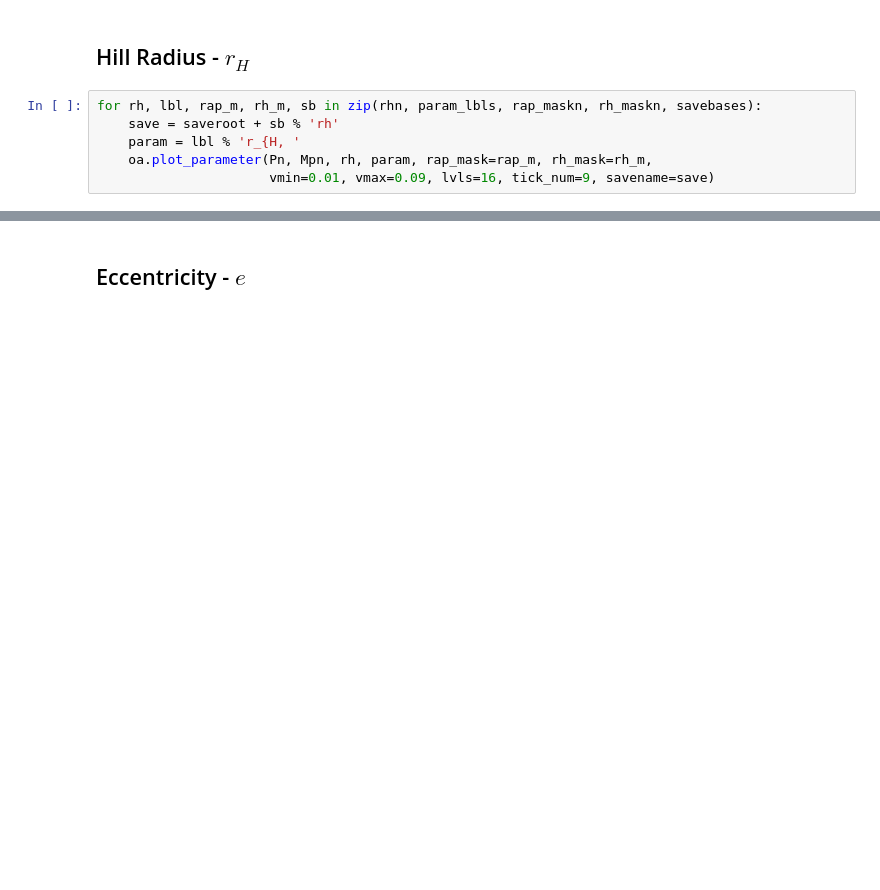
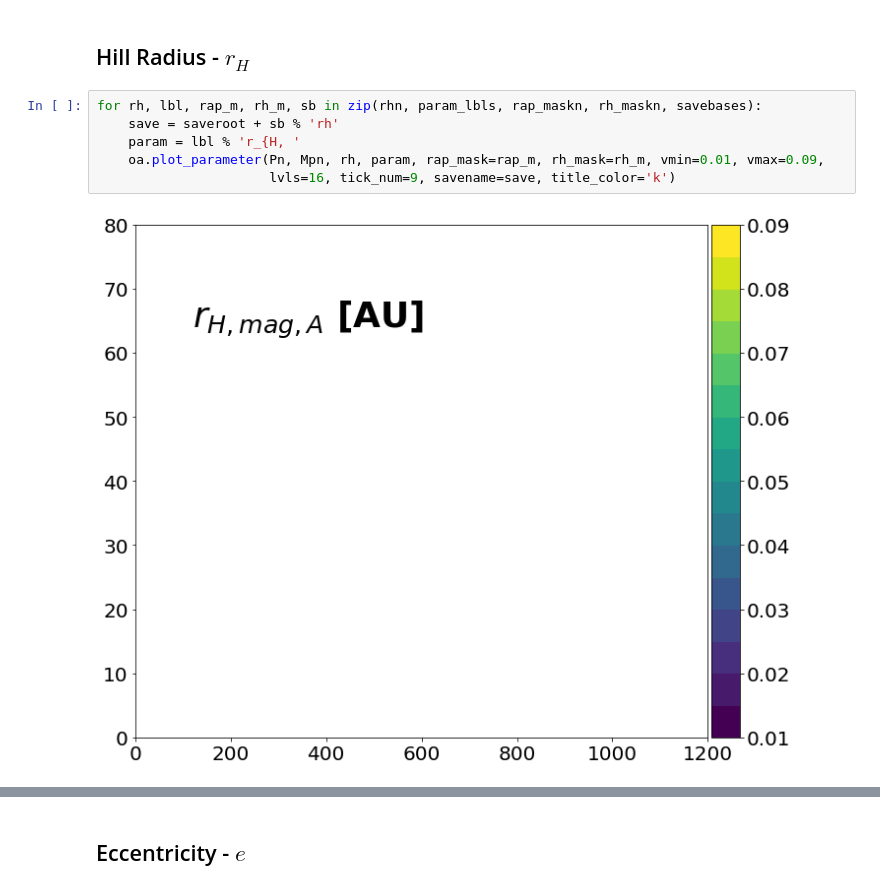
Before and after one commit to dmvandam/V928tau, a Jupyter notebook: orbital_analysis.ipynb, the cells around one changed output, grey strips where cells are left out. Saved outputs shown, nothing was run; the diff lists cells and outputs as text; blank space fills up the shorter version.

```diff
--- a/orbital_analysis.ipynb
+++ b/orbital_analysis.ipynb
@@ -240,6 +282,8 @@ for rp, lbl, rap_m, rh_m, sb in zip(rpn, param_lbls, rap_maskn, rh_maskn, saveba
 # %%
 for rh, lbl, rap_m, rh_m, sb in zip(rhn, param_lbls, rap_maskn, rh_maskn, savebases):
     save = saveroot + sb % 'rh'
     param = lbl % 'r_{H, '
-    oa.plot_parameter(Pn, Mpn, rh, param, rap_mask=rap_m, rh_mask=rh_m,
-                      vmin=0.01, vmax=0.09, lvls=16, tick_num=9, savename=save)
+    oa.plot_parameter(Pn, Mpn, rh, param, rap_mask=rap_m, rh_mask=rh_m, vmin=0.01, vmax=0.09,
+                      lvls=16, tick_num=9, savename=save, title_color='k')
+# %% [output]
+[figure, added]
```
Also changed, not shown: parts of 12 cells of this notebook, 2 other files.
